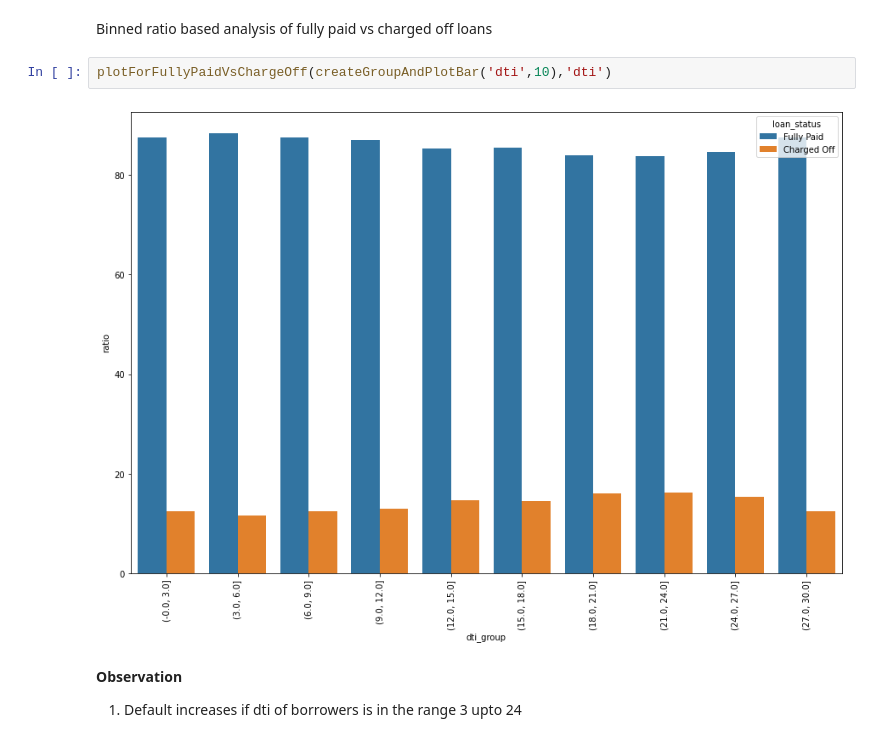
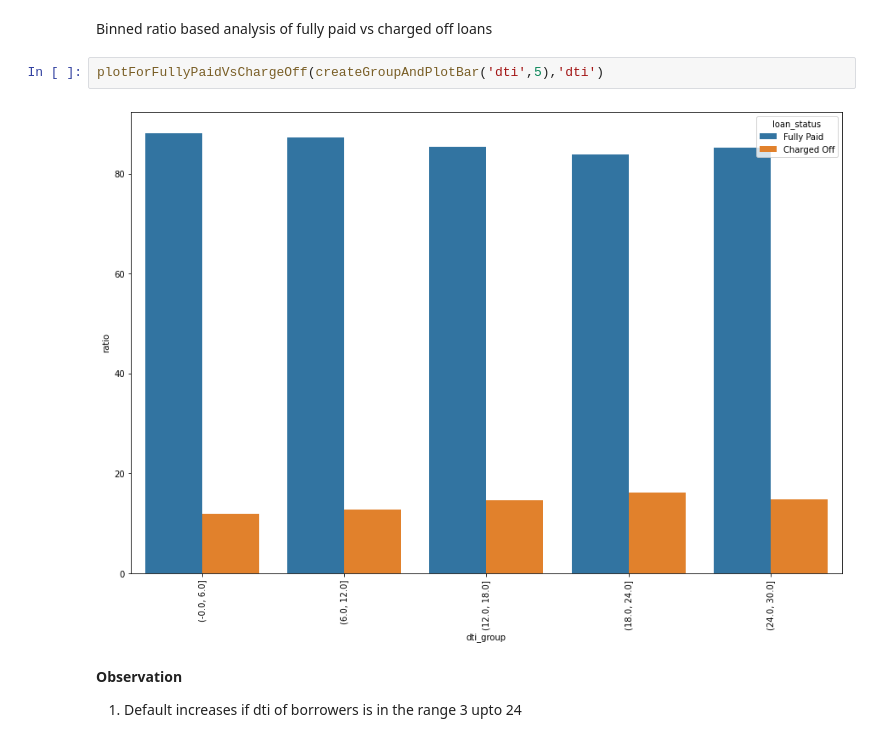
Before and after one commit to sujaykondanekar/Lending-club-case-study, a Jupyter notebook: Sujay_Kondanekar.ipynb, the cells around one changed output. Drawn from its saved outputs; the diff is of its cells as text.

```diff
--- a/Sujay_Kondanekar.ipynb
+++ b/Sujay_Kondanekar.ipynb
@@ -1672,9 +1673,9 @@ plotSimpleBivariateAnalysis('dti',25,5)
 # %% [markdown]
 Binned ratio based analysis of fully paid vs charged off loans
 # %%
-plotForFullyPaidVsChargeOff(createGroupAndPlotBar('dti',10),'dti')
+plotForFullyPaidVsChargeOff(createGroupAndPlotBar('dti',5),'dti')
 # %% [output]
-[figure, old version]
+[figure, new version]
 # %% [markdown]
 **Observation**
 
```
Also changed, not shown: parts of 20 cells of this notebook, 4 other files.
